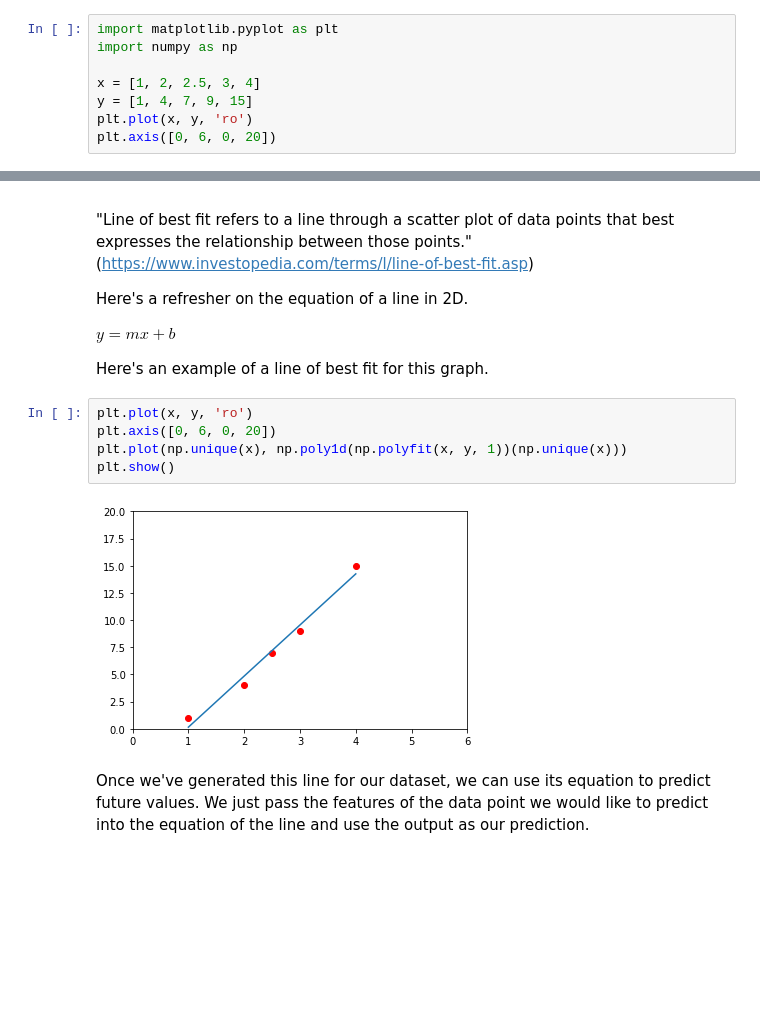
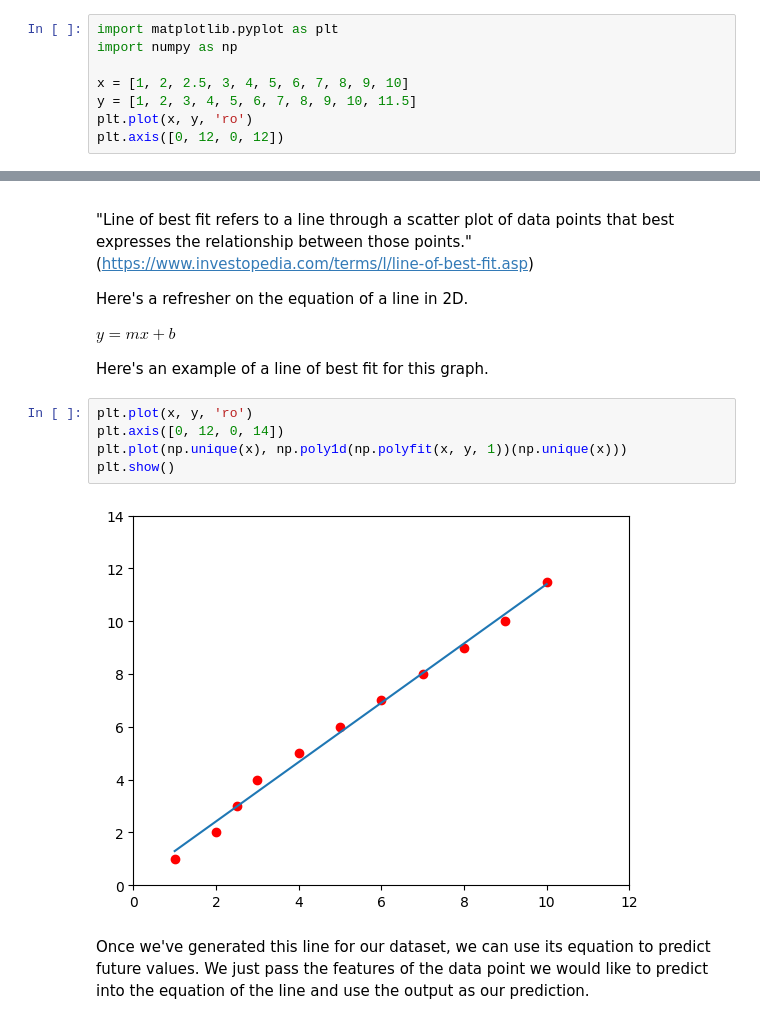
Before and after one commit to Veselin15/Machine_Learning_Course, a Jupyter notebook: Linear_Regression/colab_notebook.ipynb, the cells around one changed output, grey strips where cells are left out. Saved outputs shown, nothing was run; the diff lists cells and outputs as text; blank space fills up the shorter version.

```diff
--- a/Linear_Regression/colab_notebook.ipynb
+++ b/Linear_Regression/colab_notebook.ipynb
@@ -27,7 +27,7 @@ Let's take an example of a data set with one feature and one label.
 import matplotlib.pyplot as plt
 import numpy as np
 
-x = [1, 2, 2.5, 3, 4]
-y = [1, 4, 7, 9, 15]
+x = [1, 2, 2.5, 3, 4, 5, 6, 7, 8, 9, 10]
+y = [1, 2, 3, 4, 5, 6, 7, 8, 9, 10, 11.5]
 plt.plot(x, y, 'ro')
-plt.axis([0, 6, 0, 20])
+plt.axis([0, 12, 0, 12])
@@ -43,11 +46,11 @@ $ y = mx + b $
 Here's an example of a line of best fit for this graph.
 # %%
 plt.plot(x, y, 'ro')
-plt.axis([0, 6, 0, 20])
+plt.axis([0, 12, 0, 14])
 plt.plot(np.unique(x), np.poly1d(np.polyfit(x, y, 1))(np.unique(x)))
 plt.show()
 # %% [output]
-[figure, old version]
+[figure, new version]
 # %% [markdown]
 Once we've generated this line for our dataset, we can use its equation to predict future values. We just pass the features of the data point we would like to predict into the equation of the line and use the output as our prediction.
 # %% [markdown]
```
Also changed, not shown: parts of 4 cells of this notebook.
